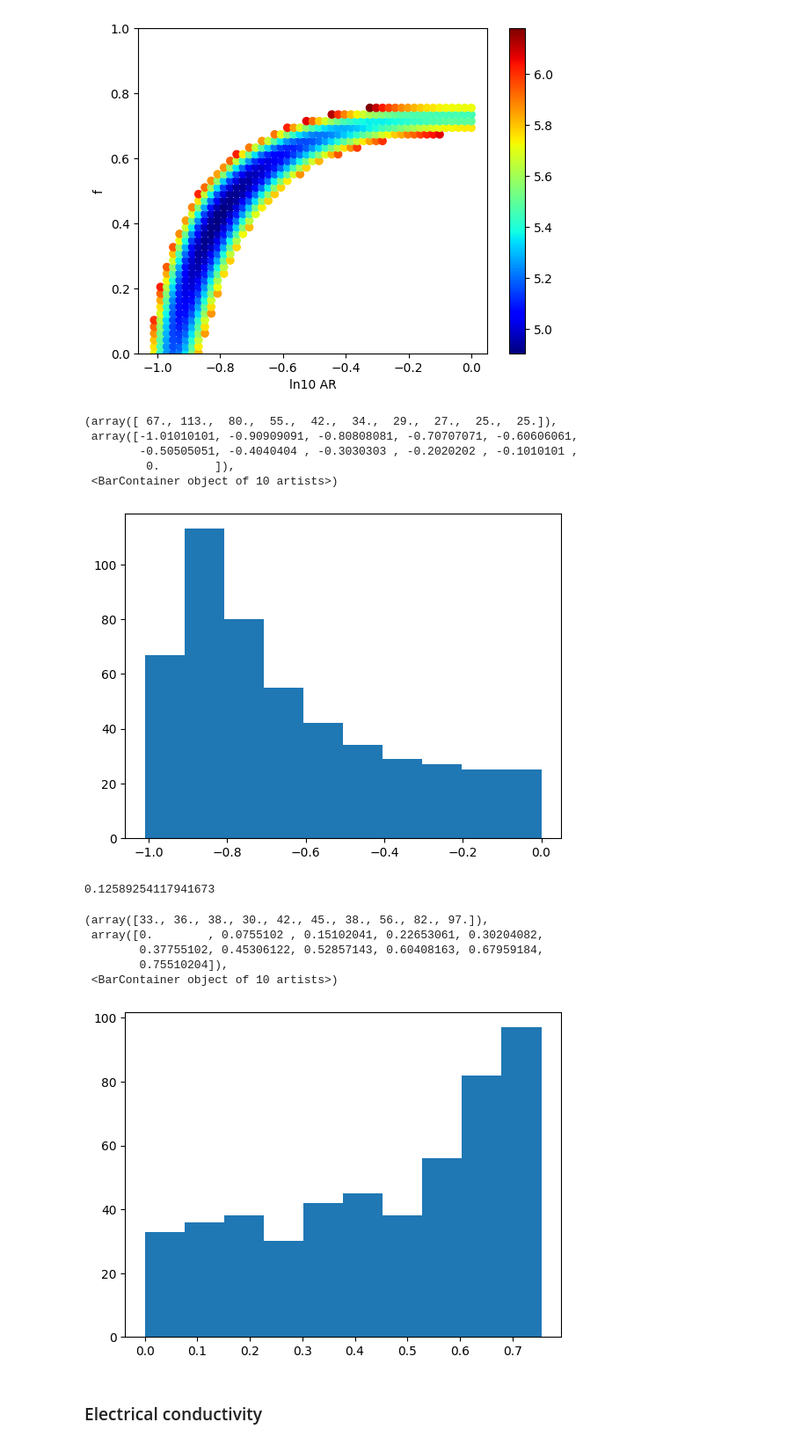
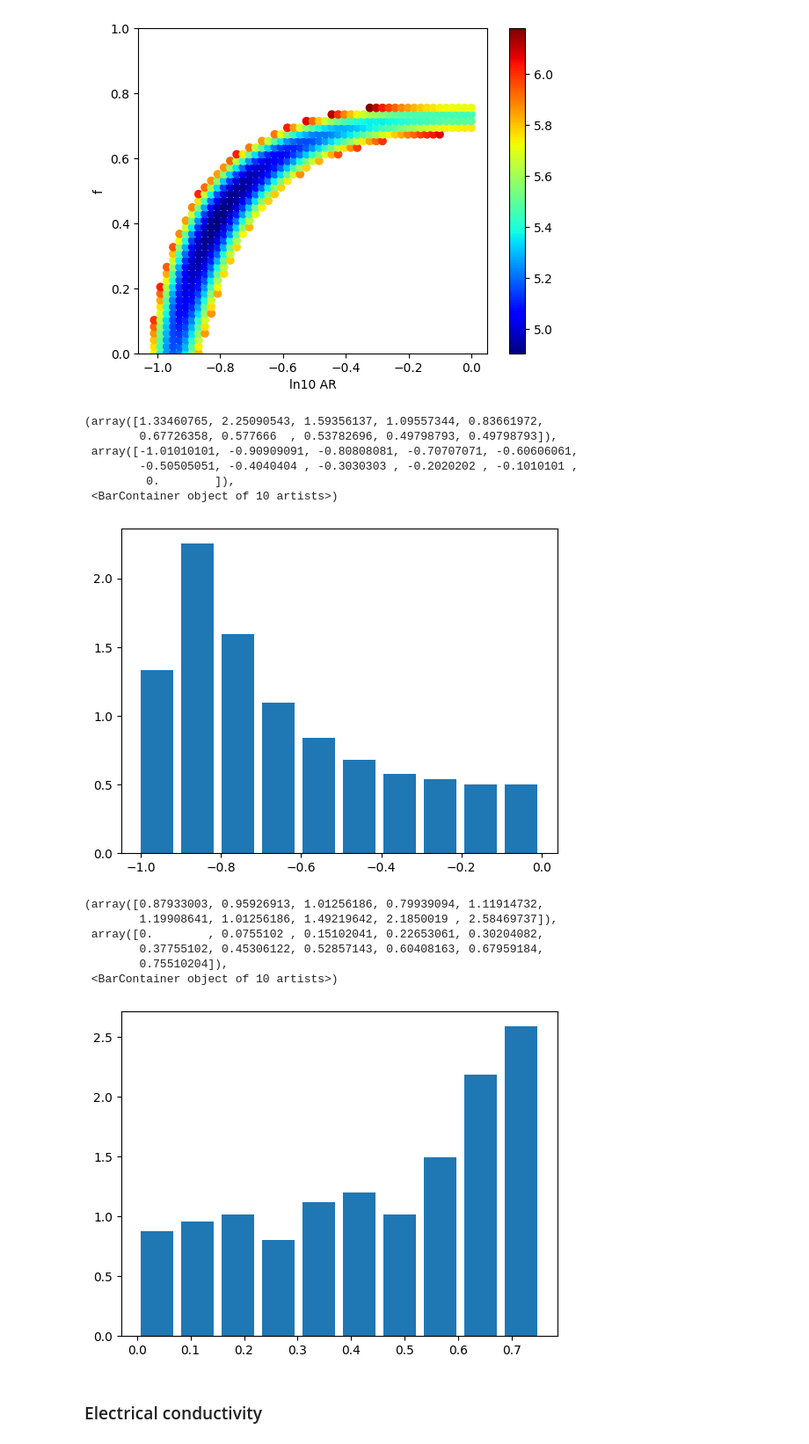
Before and after one commit to MariiaKalinina/Elasticity, a Jupyter notebook: Permeability_from_TC.ipynb, the cells around one changed output. Shown at 88% size. Saved outputs shown, nothing was run; the diff lists cells and outputs as text; code cells hidden in the pictures.

```diff
--- a/Permeability_from_TC.ipynb
+++ b/Permeability_from_TC.ipynb
@@ -1760,27 +1773,27 @@ plt.ylim(0, 1)
 (0.0, 1.0)
 [figure]
 # %%
-plt.hist(np.log10(merged_data_tc["AR inclusion"]))
+plt.hist(np.log10(merged_data_tc["AR inclusion"]), bins="sturges", density=True,
+         histtype='barstacked', rwidth=0.8)
 # %% [output]
-(array([ 67., 113.,  80.,  55.,  42.,  34.,  29.,  27.,  25.,  25.]),
+(array([1.33460765, 2.25090543, 1.59356137, 1.09557344, 0.83661972,
+        0.67726358, 0.577666  , 0.53782696, 0.49798793, 0.49798793]),
  array([-1.01010101, -0.90909091, -0.80808081, -0.70707071, -0.60606061,
         -0.50505051, -0.4040404 , -0.3030303 , -0.2020202 , -0.1010101 ,
          0.        ]),
  <BarContainer object of 10 artists>)
-[figure, old version]
+[figure, new version]
-# %%
-10**-0.9
-# %% [output]
-0.12589254117941673
 # %%
-plt.hist(merged_data_tc["f"])
+plt.hist(merged_data_tc["f"], bins="sturges", density=True,
+         histtype='barstacked', rwidth=0.8)
 # %% [output]
-(array([33., 36., 38., 30., 42., 45., 38., 56., 82., 97.]),
+(array([0.87933003, 0.95926913, 1.01256186, 0.79939094, 1.11914732,
+        1.19908641, 1.01256186, 1.49219642, 2.1850019 , 2.58469737]),
  array([0.        , 0.0755102 , 0.15102041, 0.22653061, 0.30204082,
         0.37755102, 0.45306122, 0.52857143, 0.60408163, 0.67959184,
         0.75510204]),
  <BarContainer object of 10 artists>)
-[figure, old version]
+[figure, new version]
 # %% [markdown]
 ### Electrical conductivity
 # %%
```
Also changed, not shown: parts of 24 cells of this notebook.
